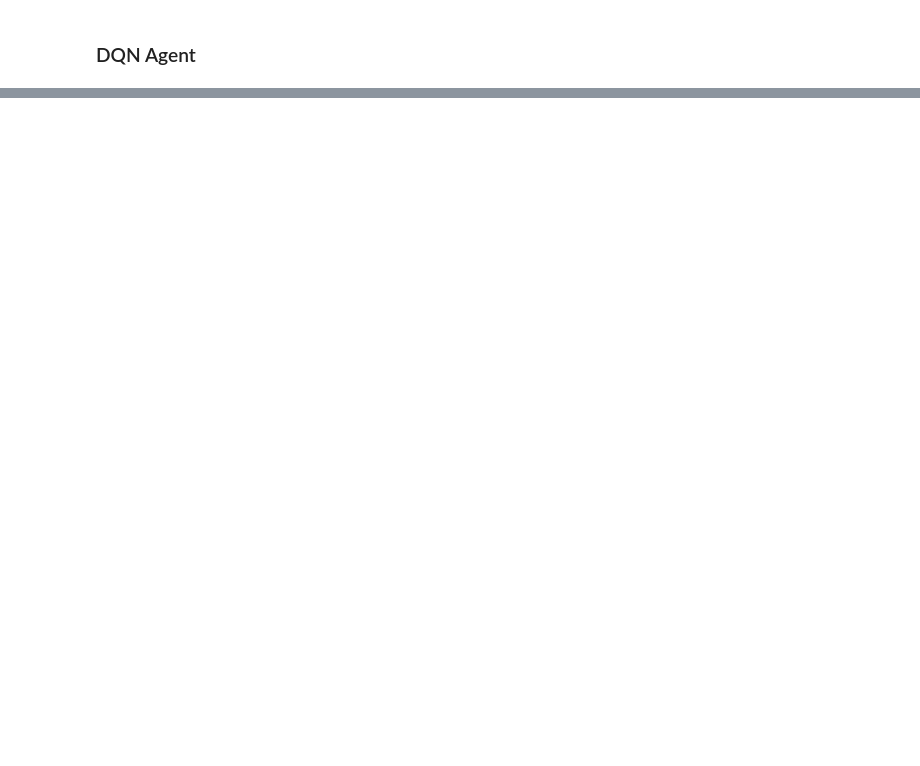
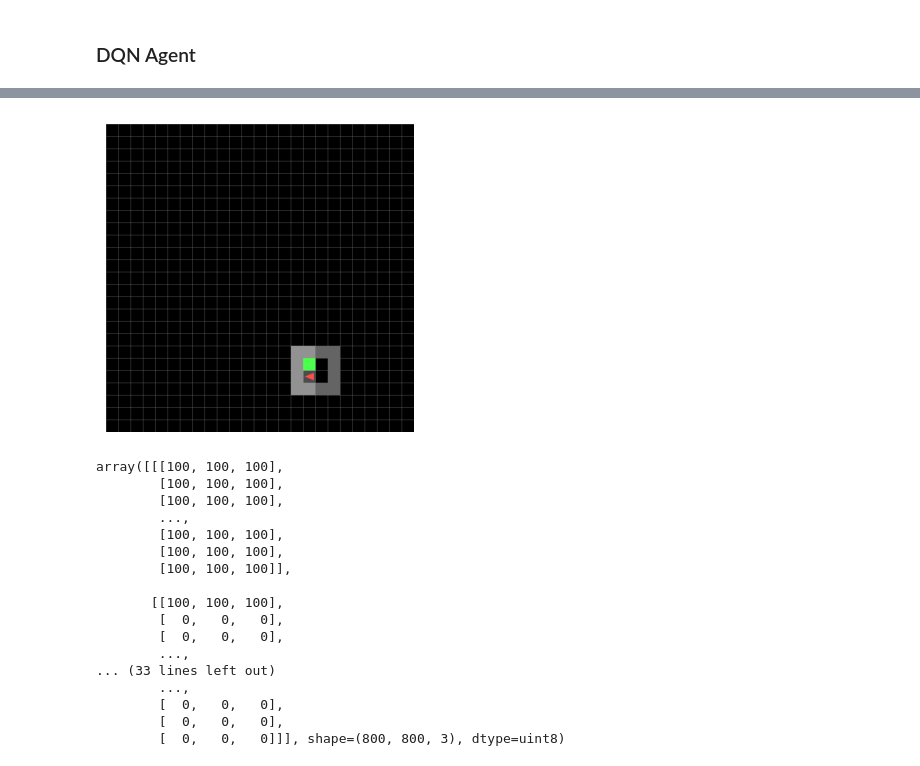
Before and after one commit to yGit741/RL-final, a Jupyter notebook: RL_final.ipynb, the cells around one changed output, grey strips where cells are left out. Drawn from its saved outputs; the diff is of its cells as text; code cells hidden in the pictures; blank space fills up the shorter version.

```diff
--- a/RL_final.ipynb
+++ b/RL_final.ipynb
@@ -1200,0 +1525,22 @@ if cuda_available:
+# %%
+env, obs = create_multiroom_env(num_rooms=1, max_room_size=4, seed=5)
+show_full_frame_rgb(env, obs)
+# %% [output]
+[figure, added]
+array([[[100, 100, 100],
+        [100, 100, 100],
+        [100, 100, 100],
+        ...,
+        [100, 100, 100],
+        [100, 100, 100],
+        [100, 100, 100]],
+
+       [[100, 100, 100],
+        [  0,   0,   0],
+        [  0,   0,   0],
+        ...,
+... (33 lines left out)
+        ...,
+        [  0,   0,   0],
+        [  0,   0,   0],
+        [  0,   0,   0]]], shape=(800, 800, 3), dtype=uint8)
```
Also changed, not shown: parts of 24 cells of this notebook, 1 other file.
